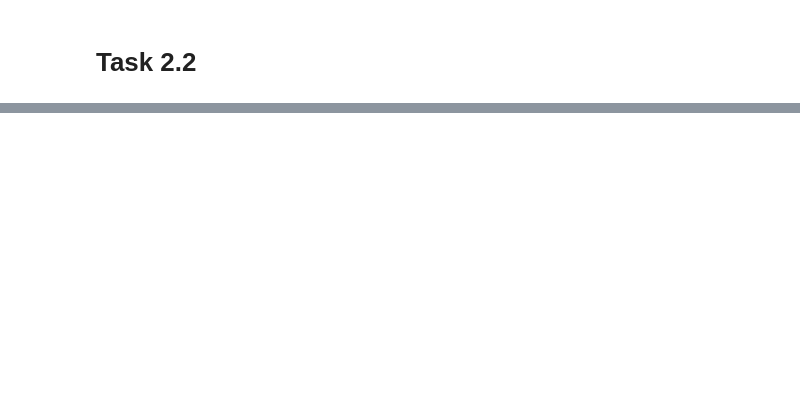
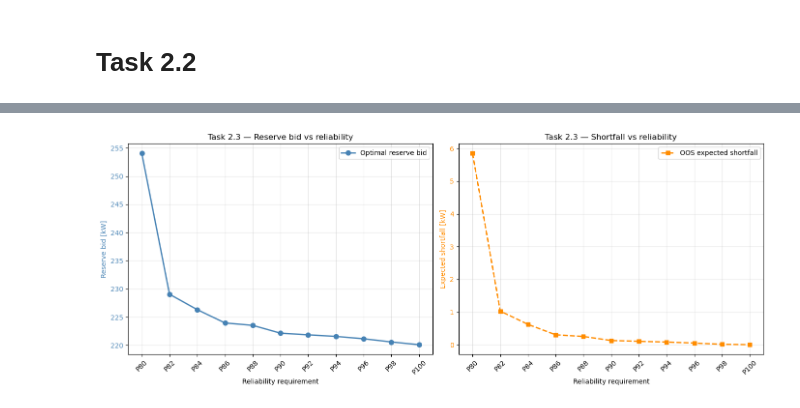
Before and after one commit to fraorma99/RES-Assignments, a Jupyter notebook: assignment_2/notebooks/main.ipynb, the cells around one changed output, grey strips where cells are left out. Cells and saved outputs as stored; diff of their text form; code cells hidden in the pictures; blank space fills up the shorter version.

```diff
--- a/assignment_2/notebooks/main.ipynb
+++ b/assignment_2/notebooks/main.ipynb
@@ -462,0 +482,6 @@ task22_results.round(4)
+# %%
+from task2_3_en_pers import run_task23
+from task2_1_fcrd_up import profiles_in, profiles_out
+
+results_23 = run_task23(profiles_in, profiles_out)
+results_23.round(4)
@@ -462,0 +512,52 @@ task22_results.round(4)
+# %%
+import matplotlib.pyplot as plt
+import numpy as np
+
+# Datos desde tu DataFrame
+levels = results_23["Required reliability level"].values
+labels = results_23["Reliability requirement"].values
+
+reserve_bid = results_23["Optimal ALSO-X reserve bid [kW]"].values
+shortfall = results_23["Out-of-sample expected shortfall [kW]"].values
+
+# Combined plot: reserve bid + expected shortfall
+fig, axes = plt.subplots(1, 2, figsize=(14, 5.5))
+
+# LEFT: reserve bid vs reliability
+ax = axes[0]
+ax.plot(
+    levels, reserve_bid,
+    'o-', color='steelblue',
+    linewidth=2, markersize=7,
+    label="Optimal reserve bid"
+)
+ax.set_xlabel("Reliability requirement")
+ax.set_ylabel("Reserve bid [kW]", color='steelblue')
+ax.tick_params(axis='y', labelcolor='steelblue')
+ax.set_title("Task 2.3 — Reserve bid vs reliability")
+ax.set_xticks(levels)
+ax.set_xticklabels(labels, rotation=45)
+ax.grid(alpha=0.3)
+ax.legend(loc='best')
+
+# RIGHT: expected shortfall vs reliability
+ax = axes[1]
+ax.plot(
+    levels, shortfall,
+    's--', color='darkorange',
+    linewidth=2, markersize=6,
+    label="OOS expected shortfall"
+)
+ax.set_xlabel("Reliability requirement")
+ax.set_ylabel("Expected shortfall [kW]", color='darkorange')
+ax.tick_params(axis='y', labelcolor='darkorange')
+ax.set_title("Task 2.3 — Shortfall vs reliability")
+ax.set_xticks(levels)
+ax.set_xticklabels(labels, rotation=45)
+ax.grid(alpha=0.3)
+ax.legend(loc='best')
+
+plt.tight_layout()
+plt.show()
+# %% [output]
+[figure, added]
```
Also changed, not shown: parts of 7 cells of this notebook, 1 other file.
